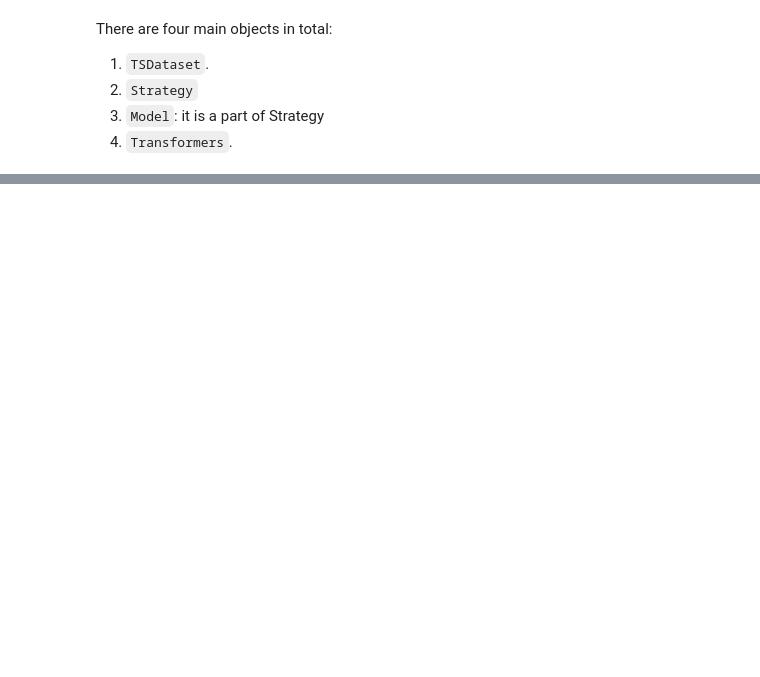
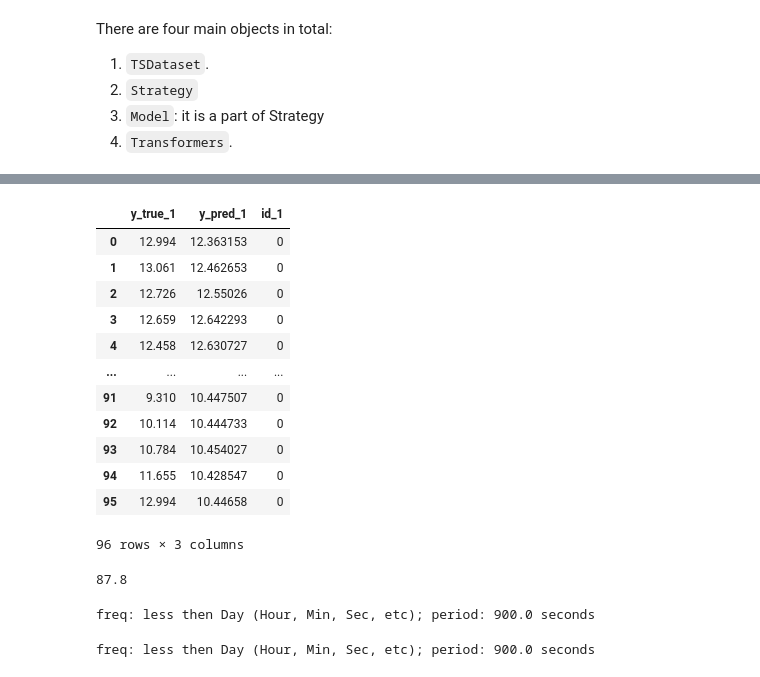
Before and after one commit to sb-ai-lab/tsururu, a Jupyter notebook: Tutorial_1_Basics.ipynb, the cells around one changed output, grey strips where cells are left out. Saved outputs shown, nothing was run; the diff lists cells and outputs as text; code cells hidden in the pictures; blank space fills up the shorter version.

```diff
--- a/Tutorial_1_Basics.ipynb
+++ b/Tutorial_1_Basics.ipynb
@@ -550,0 +319,33 @@ current_pred
+# %%
+model_params_randforest = {
+    'n_estimators': 50,           # Add more if needed
+    'criterion': 'squared_error',
+    'max_depth': None,
+    'verbose': 0,
+    'n_jobs': -1,
+}
+
+strategy_params_rf = {
+    "is_multivariate": False,
+    # possible values:
+    # [
+    #     'RecursiveStrategy',
+    #     'DirectStrategy',
+    #     'DirRecStrategy',
+    #     'MIMOStrategy',
+    #     'FlatWideMIMOStrategy',
+    # ]
+    "strategy_name": "RecursiveStrategy",
+    "strategy_params": {
+        "horizon": 96,
+        "model_name": "RandomForest_CV",
+        "model_params": model_params_randforest,
+        "validation_params": validation_params,
+        "k": 1,
+    }
+}
+
+strategy_rf = strategies_factory[strategy_params_rf]
+# %%
+%%time
+ids_rf, test_rf, pred_rf, fit_time_rf, forecast_time_rf, num_iterations_rf = strategy_rf.back_test(dataset, cv=1)
@@ -550,0 +361,25 @@ current_pred
+# %%
+rf_preds = get_results(cv=1, regime="global", y_true=test_rf, y_pred=pred_rf, ids=ids_rf)
+rf_preds[rf_preds.id_1==0]
+# %% [output]
+|  | y_true_1 | y_pred_1 | id_1 |
+| 0 | 12.994 | 12.363153 | 0 |
+| 1 | 13.061 | 12.462653 | 0 |
+| 2 | 12.726 | 12.55026 | 0 |
+| 3 | 12.659 | 12.642293 | 0 |
+| 4 | 12.458 | 12.630727 | 0 |
+| ... | ... | ... | ... |
+| 91 | 9.310 | 10.447507 | 0 |
+| 92 | 10.114 | 10.444733 | 0 |
+| 93 | 10.784 | 10.454027 | 0 |
+| 94 | 11.655 | 10.428547 | 0 |
+| 95 | 12.994 | 10.44658 | 0 |
+96 rows × 3 columns
+# %%
+def smape(a, f):
+    return 1/len(a) * np.sum(2 * np.abs(f-a) / (np.abs(a) + np.abs(f))*100)
+
+smape_rf = round(smape(np.array(rf_preds[rf_preds.id_1==0].y_true_1), np.array(rf_preds[rf_preds.id_1==0].y_pred_1)),2)
+smape_rf
+# %% [output]
+87.8
@@ -550,0 +422,14 @@ current_pred
+# %%
+dataset_ets = TSDataset(
+    data=pd.read_csv(df_path),
+    columns_and_features_params=stat_models_cols_features,
+    history=100,
+)
+
+strategy_ets = strategies_factory_ets[ets_strategy_params]
+# %% [output]
+freq: less then Day (Hour, Min, Sec, etc); period: 900.0 seconds
+# %%
+ids, test, pred, fit_time, forecast_time, num_iterations = strategy_ets.back_test(dataset_ets, cv=1)
+# %% [output]
+freq: less then Day (Hour, Min, Sec, etc); period: 900.0 seconds
```
Also changed, not shown: parts of 39 cells of this notebook, 5 other files.
